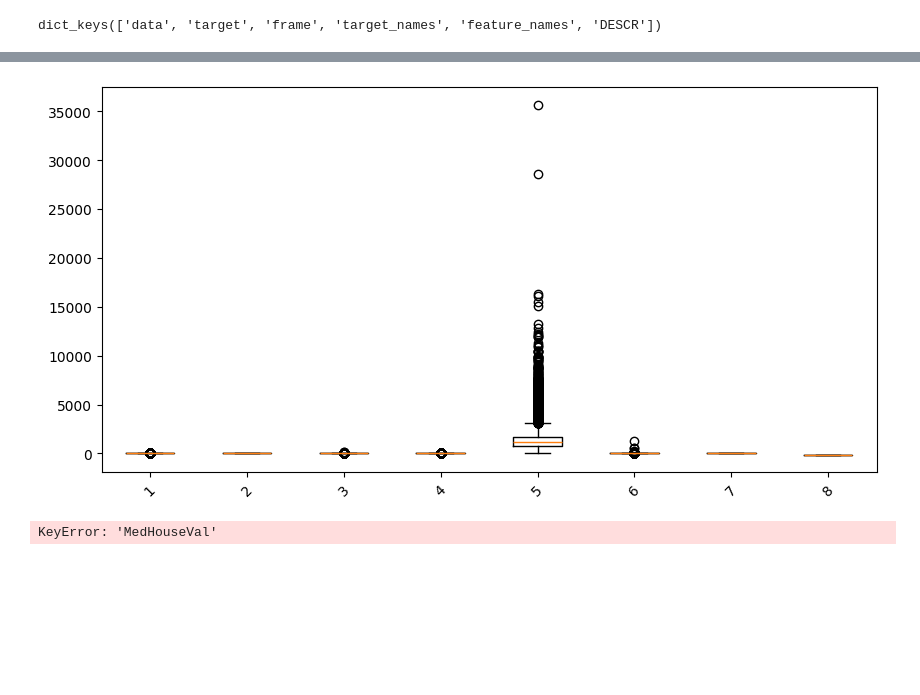
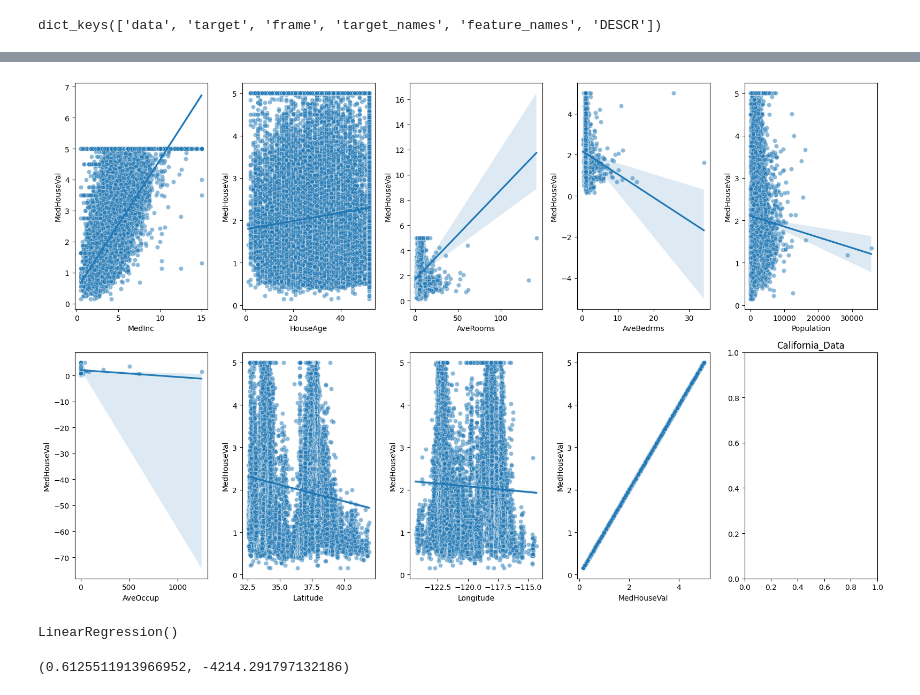
Before and after one commit to vfxpedia/05_ml-workspace, a Jupyter notebook: 03_regression/02_LinearRegression.ipynb, the cells around one changed output, grey strips where cells are left out. Saved outputs shown, nothing was run; the diff lists cells and outputs as text; code cells hidden in the pictures; blank space fills up the shorter version.

Commit message:
Linear Regression : California_data

```diff
--- a/03_regression/02_LinearRegression.ipynb
+++ b/03_regression/02_LinearRegression.ipynb
@@ -327,7 +360,9 @@ california_data.keys()
 dict_keys(['data', 'target', 'frame', 'target_names', 'feature_names', 'DESCR'])
 # %%
 # DataFrame 생성 -> 구조, 기초 통계
+
+# fetch_california_housing()의 'data'와 'feature_names'를 사용해서 DataFrame 생성성
 df = pd.DataFrame(california_data.data, columns=california_data.feature_names)
-print(df.info())
-print(df.describe())
+df['MedHouseVal'] = california_data.target
+df
 # %% [output]
@@ -351,19 +411,49 @@ max     1243.333333     41.950000   -114.310000
 # %%
 # 시각화 -> 특성 확인 regplot
-plt.figure(figsize=(10, 5))
-plt.boxplot(df)
-plt.xticks(rotation=45)
+columns = df.columns.values # ['MedInc', 'HouseAge', 'AveRooms', 'AveBedrms', 'Population', 'AveOccup', 'Latitude', 'Longitude', 'MedHouseVal']
+
+fig, ax = plt.subplots(figsize=(16, 10), ncols=5, nrows=2)
+
+for i, col_name in enumerate(columns):
+    row, col = divmod(i, 5)
+    ax_temp = ax[row][col]
+
+    sns.scatterplot(data=df, x=col_name, y='MedHouseVal', ax=ax_temp, alpha=0.5)
+    sns.regplot(data=df, x=col_name, y='MedHouseVal', ax=ax_temp, scatter=False)
+
+plt.title('California_Data')
+plt.tight_layout()
 plt.show()
 # %% [output]
-[figure, old version]
+[figure, new version]
-# %%
-# 시각화 -> 특성 확인 regplot
-col_name = df.columns
-
-plt.figure(figsize=(10, 5))
-sns.regplot(data=df, x=col_name[0], y='MedHouseVal')
-plt.show()
-# %% [output]
-KeyError: 'MedHouseVal'
 # %%
 # 다중회귀 (훈련, 평가, 다른 평가 지표들로 평가)
+
+# 데이터 X: Feature, y : label 분리
+X = df.drop(['MedHouseVal'], axis=1)
+y = df['MedHouseVal']
+# X.shape, y.shape (20640, 8), (20640,)
+
+from sklearn.model_selection import train_test_split
+from sklearn.preprocessing import StandardScaler
+
+# 데이터를 훈련 세트와 테스트 세트로 분리 (X: Feature, Y: label)
+X_train, X_test, y_train, y_test = train_test_split(X, y, test_size=0.2, random_state=42)
+
+# # 데이터 스케일링 (회귀 모델 성능 향상에 도움)
+# scaler = StandardScaler()                           # 훈련의 일관성을 위해 target인 y 데이터는 스케일링하지 않음.
+# X_train_scaled = scaler.fit_transform(X_train)      # X 훈련 데이터 스케일링
+# X_test_scaled = scaler.transform(X_test)            # X 테스트 데이터 스케일링
+
+# 다중 회귀 모델 훈련
+from sklearn.linear_model import LinearRegression
+
+lr = LinearRegression()
+lr.fit(X_train_scaled, y_train)
+# lr.transform(X_test, y_test)
+# %% [output]
+LinearRegression()
+# %%
+lr.score(X_train_scaled, y_train), lr.score(X_test, y_test)
+# %% [output]
+(0.6125511913966952, -4214.291797132186)
```
Also changed, not shown: parts of 5 cells of this notebook.
